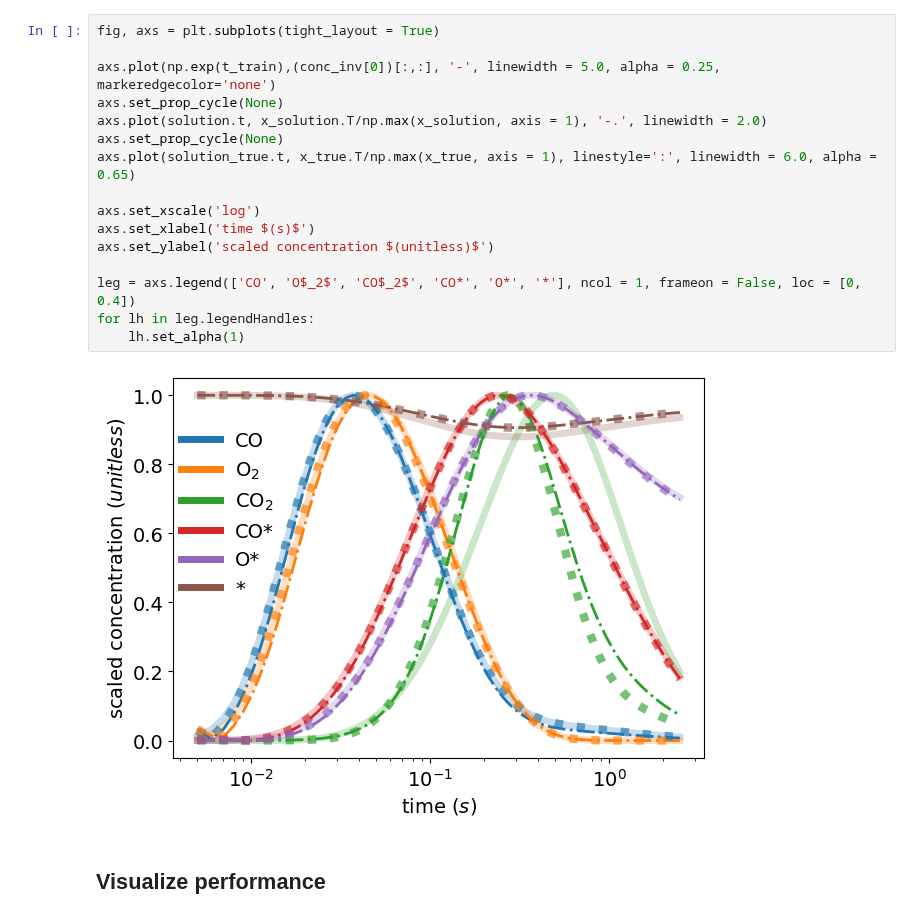
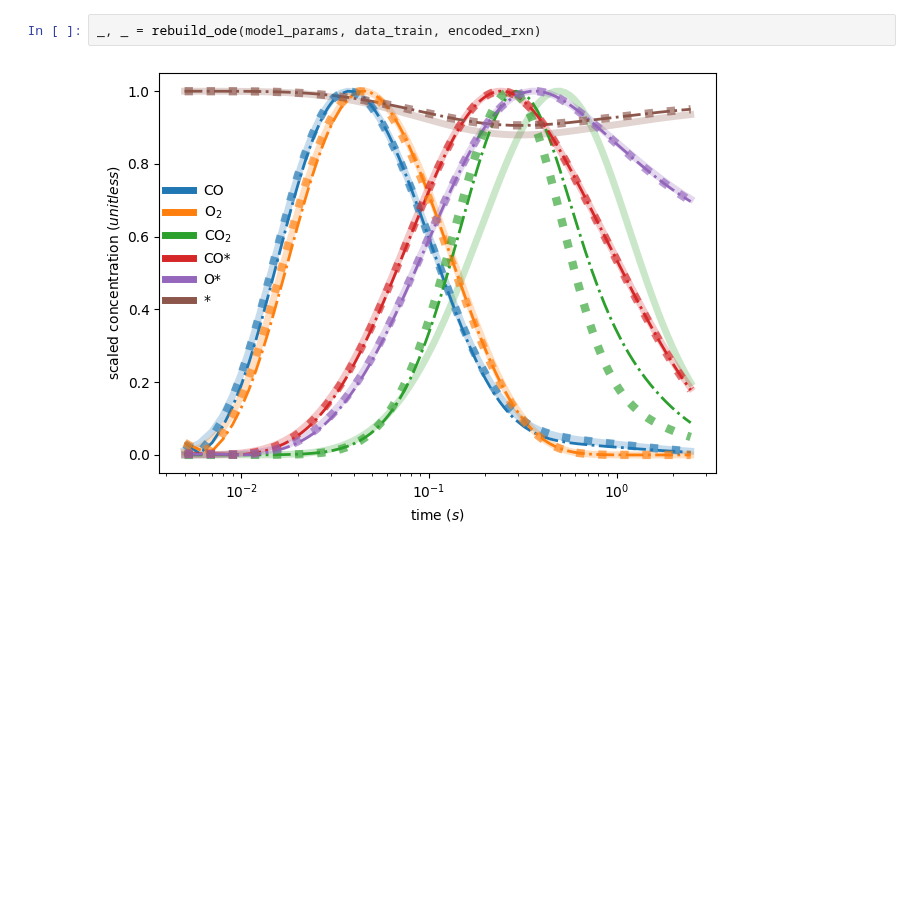
Before and after one commit to medford-group/kinn-tap, a Jupyter notebook: scripts/kinns/CO_oxidation_single_ideal.ipynb, the cells around one changed output. Cells and saved outputs as stored; diff of their text form; blank space fills up the shorter version.

```diff
--- a/scripts/kinns/CO_oxidation_single_ideal.ipynb
+++ b/scripts/kinns/CO_oxidation_single_ideal.ipynb
@@ -419,21 +67,5 @@ x_true = np.abs(solution_true.y)
-# %%
-fig, axs = plt.subplots(tight_layout = True)
-
-axs.plot(np.exp(t_train),(conc_inv[0])[:,:], '-', linewidth = 5.0, alpha = 0.25, markeredgecolor='none')
-axs.set_prop_cycle(None)
-axs.plot(solution.t, x_solution.T/np.max(x_solution, axis = 1), '-.', linewidth = 2.0)
-axs.set_prop_cycle(None)
-axs.plot(solution_true.t, x_true.T/np.max(x_true, axis = 1), linestyle=':', linewidth = 6.0, alpha = 0.65)
-
-axs.set_xscale('log')
-axs.set_xlabel('time $(s)$')
-axs.set_ylabel('scaled concentration $(unitless)$')
-
-leg = axs.legend(['CO', 'O$_2$', 'CO$_2$', 'CO*', 'O*', '*'], ncol = 1, frameon = False, loc = [0, 0.4])
-for lh in leg.legendHandles:
-    lh.set_alpha(1)
-# %% [output]
-[figure, removed]
-# %% [markdown]
-## Visualize performance
+# %%
+_, _ = rebuild_ode(model_params, data_train, encoded_rxn)
+# %% [output]
+[figure, added]
 # %%
```
Also changed, not shown: parts of 24 cells of this notebook, 3 other files.
